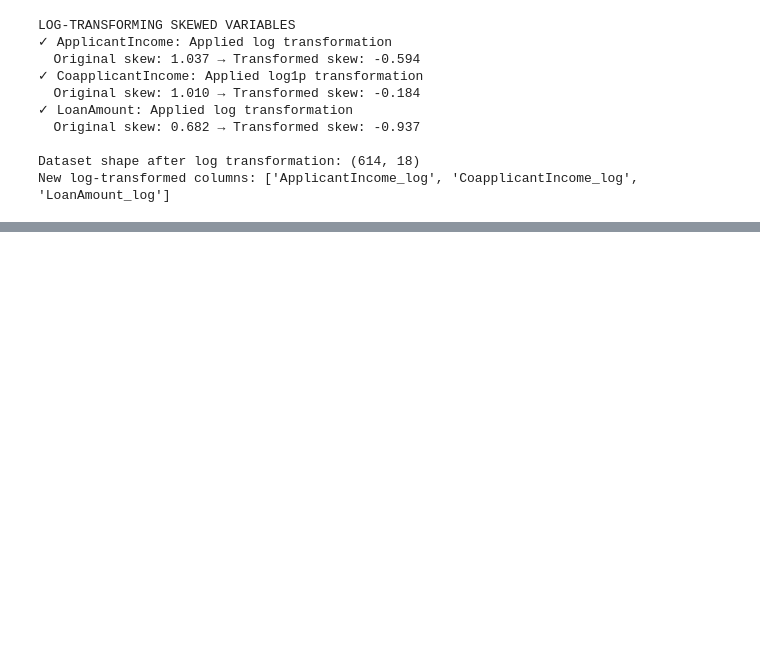
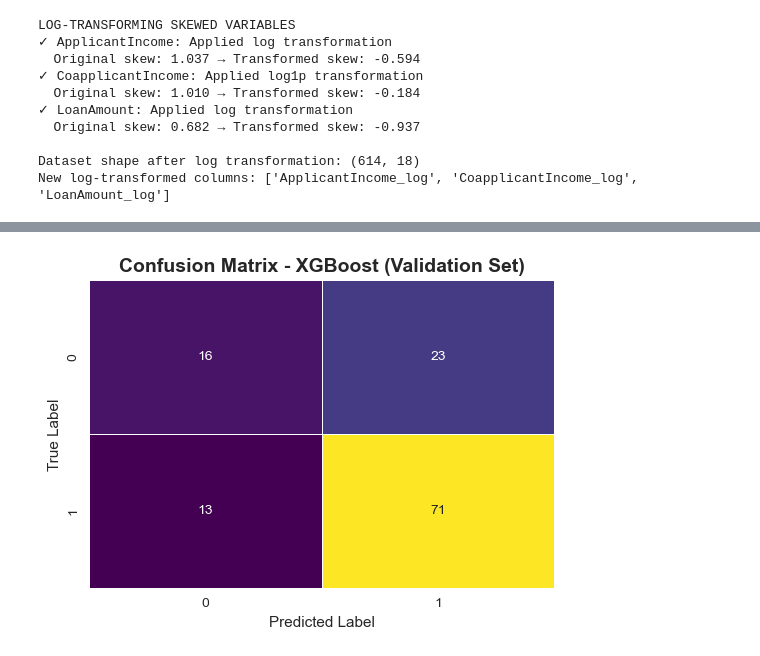
Before and after one commit to RasakOlasunkanmi/my_task, a Jupyter notebook: rasak_olasunkanmi_task25/home_loan_preprocessing.ipynb, the cells around one changed output, grey strips where cells are left out. Saved outputs shown, nothing was run; the diff lists cells and outputs as text; code cells hidden in the pictures; blank space fills up the shorter version.

```diff
--- a/rasak_olasunkanmi_task25/home_loan_preprocessing.ipynb
+++ b/rasak_olasunkanmi_task25/home_loan_preprocessing.ipynb
@@ -313,0 +799,81 @@ df_encoded.shape
+# %%
+# Xgboost Classifier
+print("XGBOOST CLASSIFIER")
+
+# Create Xgboost classifier model
+xgb_model = XGBClassifier(
+    random_state=42,
+    n_estimators=300,           # number of boosting rounds
+    learning_rate=0.05,         # smaller LR -> more stable training
+    max_depth=4,                # controls model complexity
+    subsample=0.8,              # fraction of rows used per tree
+    colsample_bytree=0.8,       # fraction of features used per tree
+    scale_pos_weight=(y_train.value_counts()[0] / y_train.value_counts()[1]),  # handle class imbalance
+    use_label_encoder=False,
+    eval_metric='logloss'
+)
+
+
+# xgb_model = XGBClassifier(
+#     random_state=42,
+#     n_estimators=500,
+#     learning_rate=0.1,
+#     max_depth=5,
+#     min_child_weight=1,
+#     subsample=0.9,
+#     colsample_bytree=0.9,
+#     gamma=0.2,
+#     reg_lambda=1,
+#     reg_alpha=0.1,
+#     scale_pos_weight=1,  # try without balancing first
+#     eval_metric='logloss'
+# )
+
+
+# Train the model
+xgb_model.fit(X_train_scaled, y_train)
+
+# Make predictions
+y_val_pred = xgb_model.predict(X_val_scaled)
+y_test_pred = xgb_model.predict(X_test_scaled)
+
+# Evaluate performance
+val_acc_xgb = accuracy_score(y_val, y_val_pred)
+test_acc_xgb = accuracy_score(y_test, y_test_pred)
+val_f1_xgb = f1_score(y_val, y_val_pred)
+test_f1_xgb = f1_score(y_test, y_test_pred)
+
+print(f"\nValidation Accuracy: {val_acc_xgb:.4f}")
+print(f"Validation F1-Score: {val_f1_xgb:.4f}")
+print(f"Test Accuracy: {test_acc_xgb:.4f}")
+print(f"Test F1-Score: {test_f1_xgb:.4f}")
+
+print("\nClassification Report (Validation Set)")
+print(classification_report(y_val, y_val_pred, digits=3))
+
+# Confusion Matrix Visualization
+cm = confusion_matrix(y_val, y_val_pred)
+plt.figure(figsize=(6, 4))
+sns.heatmap(cm, annot=True, fmt='d', cmap='viridis', cbar=False, linewidths=0.5)
+plt.title('Confusion Matrix - XGBoost (Validation Set)', fontsize=14, weight='bold')
+plt.xlabel('Predicted Label')
+plt.ylabel('True Label')
+plt.show()
+
+# Feature importance visualization
+feature_importances = pd.DataFrame({
+    'Feature': X_train_scaled.columns,
+    'Importance': xgb_model.feature_importances_
+}).sort_values(by='Importance', ascending=False)
+
+plt.figure(figsize=(8, 5))
+sns.barplot(data=feature_importances.head(10), x='Importance', y='Feature', palette='rocket')
+plt.title('Top 10 Feature Importances - XGBoost', fontsize=14, weight='bold')
+plt.xlabel('Importance Score')
+plt.ylabel('Feature')
+plt.show()
+
+# Display all importances sorted
+print("\nFeature Importance (All Features)")
+print(feature_importances)
+# %% [output]
@@ -313,0 +896 @@ df_encoded.shape
+[figure, added]
```
Also changed, not shown: parts of 16 cells of this notebook.
